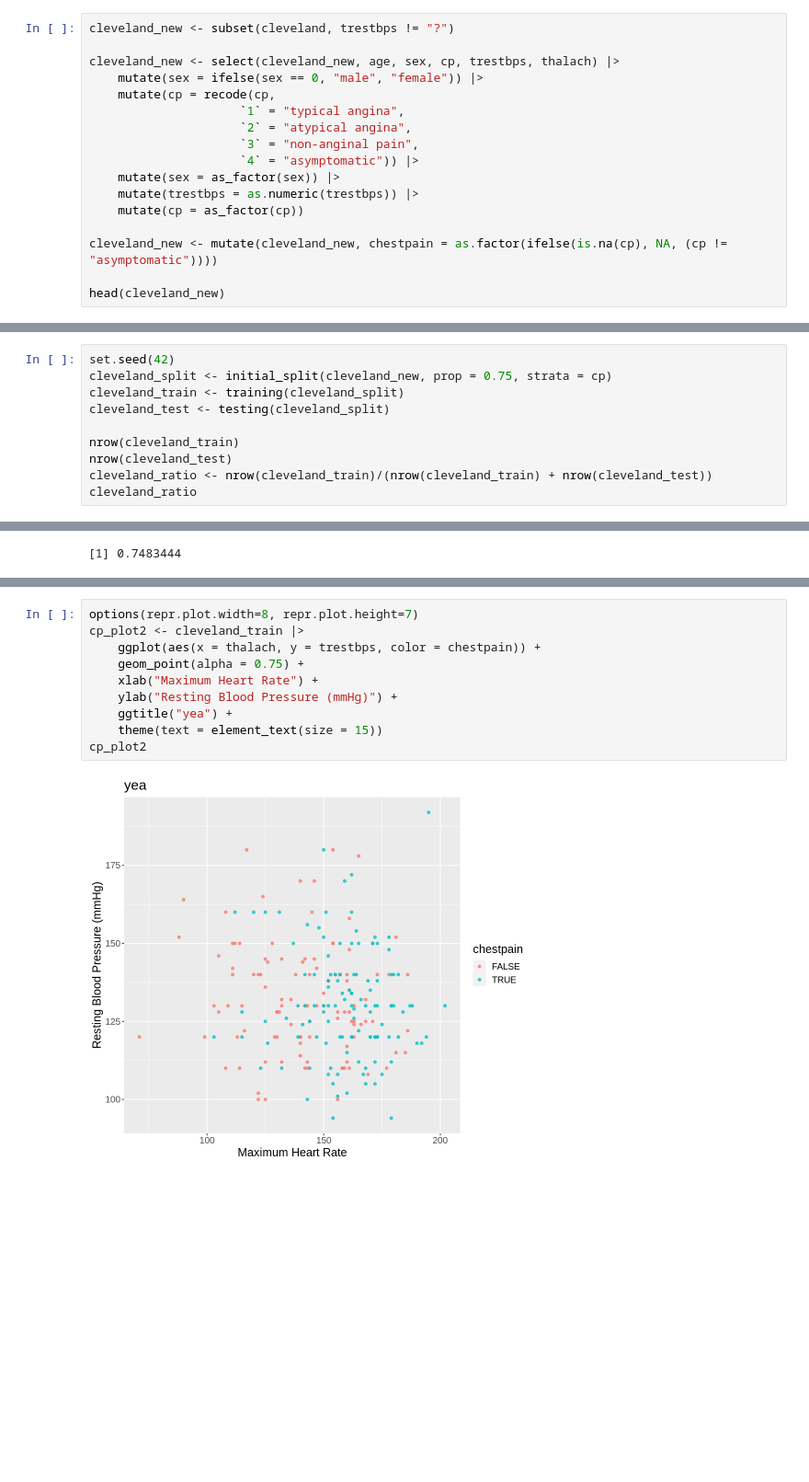
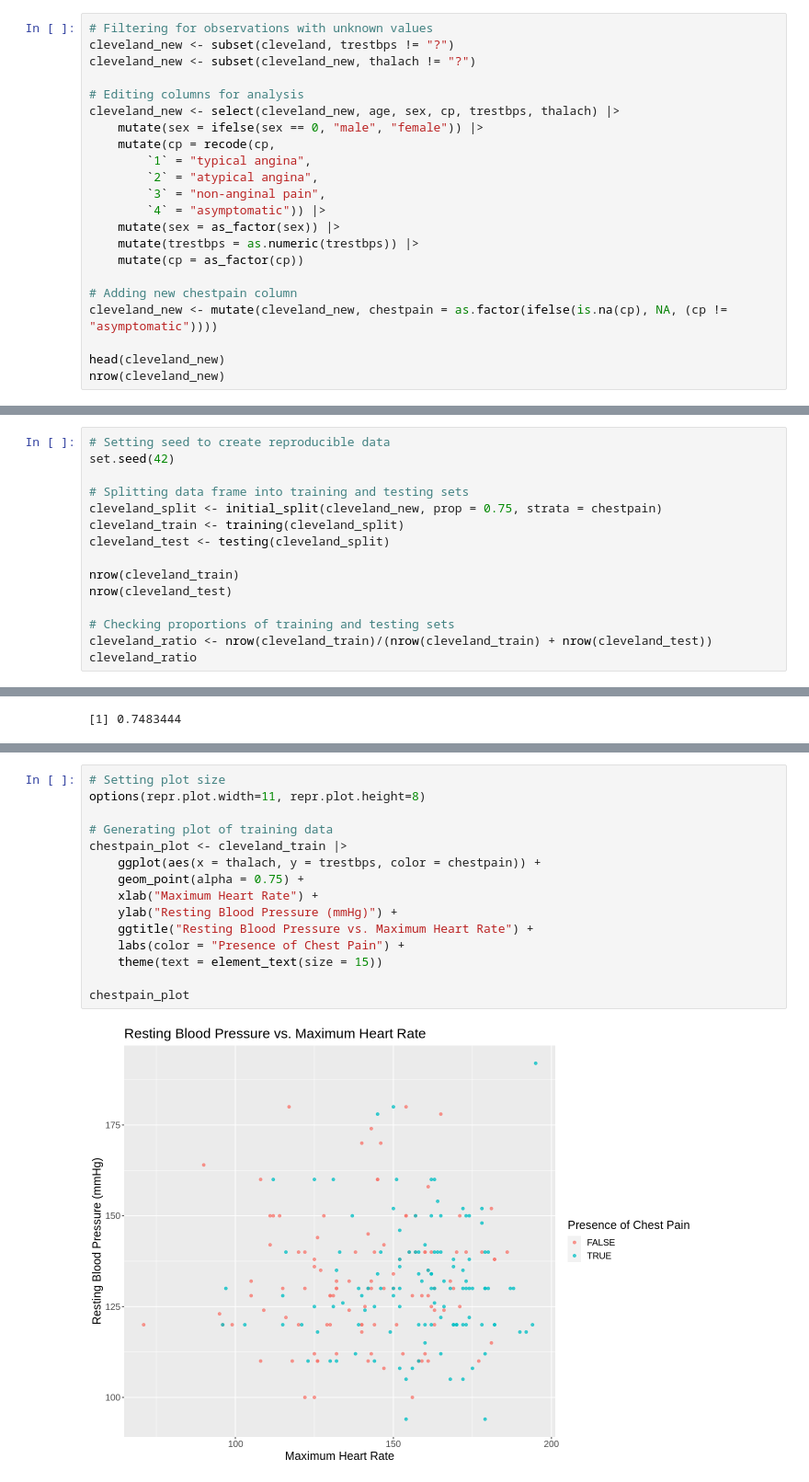
Before and after one commit to sollchi/dsci_100_project_group_36, a Jupyter notebook: Proposal.ipynb, the cells around one changed output, grey strips where cells are left out. Shown: that part at 92% size. Cells and saved outputs as stored; diff of their text form; blank space fills up the shorter version.

```diff
--- a/Proposal.ipynb
+++ b/Proposal.ipynb
@@ -89,20 +161,25 @@ Table 1: Raw data from Cleveland which contains 302 rows of data.
 # %%
+# Filtering for observations with unknown values
 cleveland_new <- subset(cleveland, trestbps != "?")
+cleveland_new <- subset(cleveland_new, thalach != "?")
 
+# Editing columns for analysis
 cleveland_new <- select(cleveland_new, age, sex, cp, trestbps, thalach) |>
     mutate(sex = ifelse(sex == 0, "male", "female")) |>
     mutate(cp = recode(cp,
-                     `1` = "typical angina",
-                     `2` = "atypical angina",
-                     `3` = "non-anginal pain",
-                     `4` = "asymptomatic")) |>
+        `1` = "typical angina",
+        `2` = "atypical angina",
+        `3` = "non-anginal pain",
+        `4` = "asymptomatic")) |>
     mutate(sex = as_factor(sex)) |>
     mutate(trestbps = as.numeric(trestbps)) |>
     mutate(cp = as_factor(cp))
 
+# Adding new chestpain column
 cleveland_new <- mutate(cleveland_new, chestpain = as.factor(ifelse(is.na(cp), NA, (cp != "asymptomatic"))))
 
 head(cleveland_new)
+nrow(cleveland_new)
 # %% [output]
 A tibble: 6 × 6
 | age | sex | cp | trestbps | thalach | chestpain |
@@ -120,11 +200,16 @@ Table 2: Wrangled and cleaned data containing variables of interest. Chest pain
 # %%
+# Setting seed to create reproducible data
 set.seed(42)
-cleveland_split <- initial_split(cleveland_new, prop = 0.75, strata = cp)
+
+# Splitting data frame into training and testing sets
+cleveland_split <- initial_split(cleveland_new, prop = 0.75, strata = chestpain)
 cleveland_train <- training(cleveland_split)
 cleveland_test <- testing(cleveland_split)
 
 nrow(cleveland_train)
 nrow(cleveland_test)
+
+# Checking proportions of training and testing sets
 cleveland_ratio <- nrow(cleveland_train)/(nrow(cleveland_train) + nrow(cleveland_test))
 cleveland_ratio
 # %% [output]
@@ -155,13 +240,18 @@ Table 3: Visualization of the quantity of chest pain data. There is a relatively
 # %%
-options(repr.plot.width=8, repr.plot.height=7)
-cp_plot2 <- cleveland_train |>
+# Setting plot size
+options(repr.plot.width=11, repr.plot.height=8)
+
+# Generating plot of training data
+chestpain_plot <- cleveland_train |>
     ggplot(aes(x = thalach, y = trestbps, color = chestpain)) +
     geom_point(alpha = 0.75) +
     xlab("Maximum Heart Rate") +
     ylab("Resting Blood Pressure (mmHg)") +
-    ggtitle("yea") +
+    ggtitle("Resting Blood Pressure vs. Maximum Heart Rate") +
+    labs(color = "Presence of Chest Pain") +
     theme(text = element_text(size = 15))
-cp_plot2
+
+chestpain_plot
 # %% [output]
-[figure, old version]
+[figure, new version]
 # %% [markdown]
```
Also changed, not shown: parts of 82 cells of this notebook.
